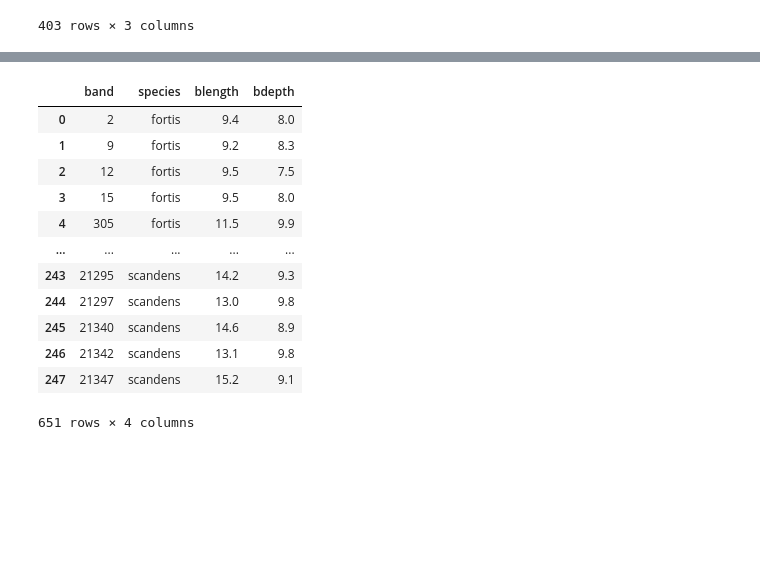
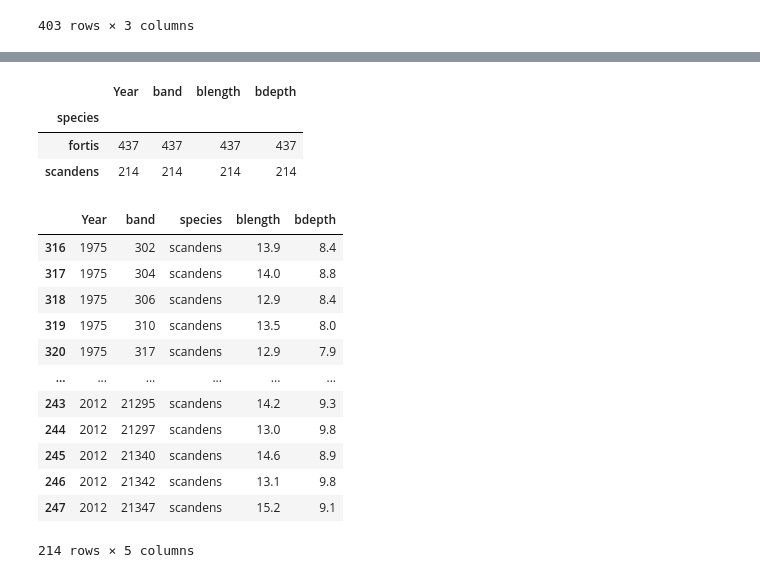
Before and after one commit to iparcina/AlgebraCook, a Jupyter notebook: Znanstveno_Programiranje_DR1.ipynb, the cells around one changed output, grey strips where cells are left out. Cells and saved outputs as stored; diff of their text form; code cells hidden in the pictures; blank space fills up the shorter version.

```diff
--- a/Znanstveno_Programiranje_DR1.ipynb
+++ b/Znanstveno_Programiranje_DR1.ipynb
@@ -156,19 +158,32 @@ species    5208
 blength    5208
 bdepth     5208
 dtype: int64
-# %%
-Data_merged
-# %% [output]
-|  | band | species | blength | bdepth |
-| 0 | 2 | fortis | 9.4 | 8.0 |
-| 1 | 9 | fortis | 9.2 | 8.3 |
-| 2 | 12 | fortis | 9.5 | 7.5 |
-| 3 | 15 | fortis | 9.5 | 8.0 |
-| 4 | 305 | fortis | 11.5 | 9.9 |
-| ... | ... | ... | ... | ... |
-| 243 | 21295 | scandens | 14.2 | 9.3 |
-| 244 | 21297 | scandens | 13.0 | 9.8 |
-| 245 | 21340 | scandens | 14.6 | 8.9 |
-| 246 | 21342 | scandens | 13.1 | 9.8 |
-| 247 | 21347 | scandens | 15.2 | 9.1 |
-651 rows × 4 columns
+# %%
+Data_merged.groupby("species").count()
+# %% [output]
+|  | Year | band | blength | bdepth |
+| species |  |  |  |  |
+| fortis | 437 | 437 | 437 | 437 |
+| scandens | 214 | 214 | 214 | 214 |
+# %%
+grouped = Data_merged.groupby(Data_merged.species)
+
+Fortis = grouped.get_group("fortis")
+Scandens = grouped.get_group("scandens")
+
+Fortis
+Scandens
+# %% [output]
+|  | Year | band | species | blength | bdepth |
+| 316 | 1975 | 302 | scandens | 13.9 | 8.4 |
+| 317 | 1975 | 304 | scandens | 14.0 | 8.8 |
+| 318 | 1975 | 306 | scandens | 12.9 | 8.4 |
+| 319 | 1975 | 310 | scandens | 13.5 | 8.0 |
+| 320 | 1975 | 317 | scandens | 12.9 | 7.9 |
+| ... | ... | ... | ... | ... | ... |
+| 243 | 2012 | 21295 | scandens | 14.2 | 9.3 |
+| 244 | 2012 | 21297 | scandens | 13.0 | 9.8 |
+| 245 | 2012 | 21340 | scandens | 14.6 | 8.9 |
+| 246 | 2012 | 21342 | scandens | 13.1 | 9.8 |
+| 247 | 2012 | 21347 | scandens | 15.2 | 9.1 |
+214 rows × 5 columns
```
Also changed, not shown: parts of 8 cells of this notebook.
